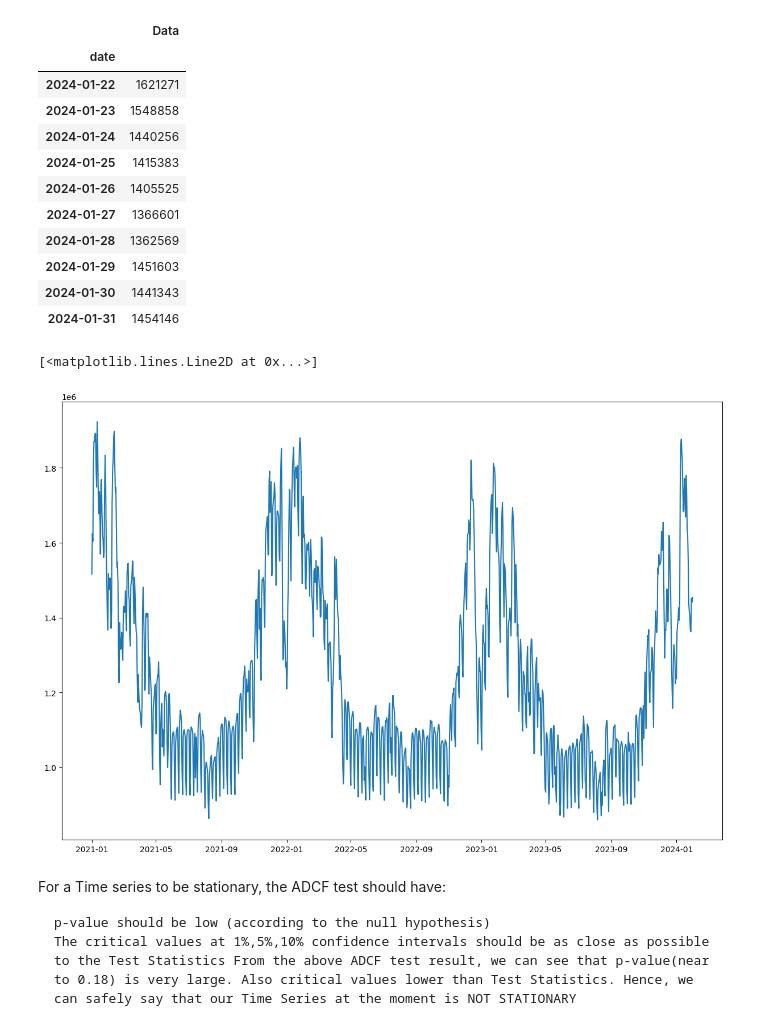
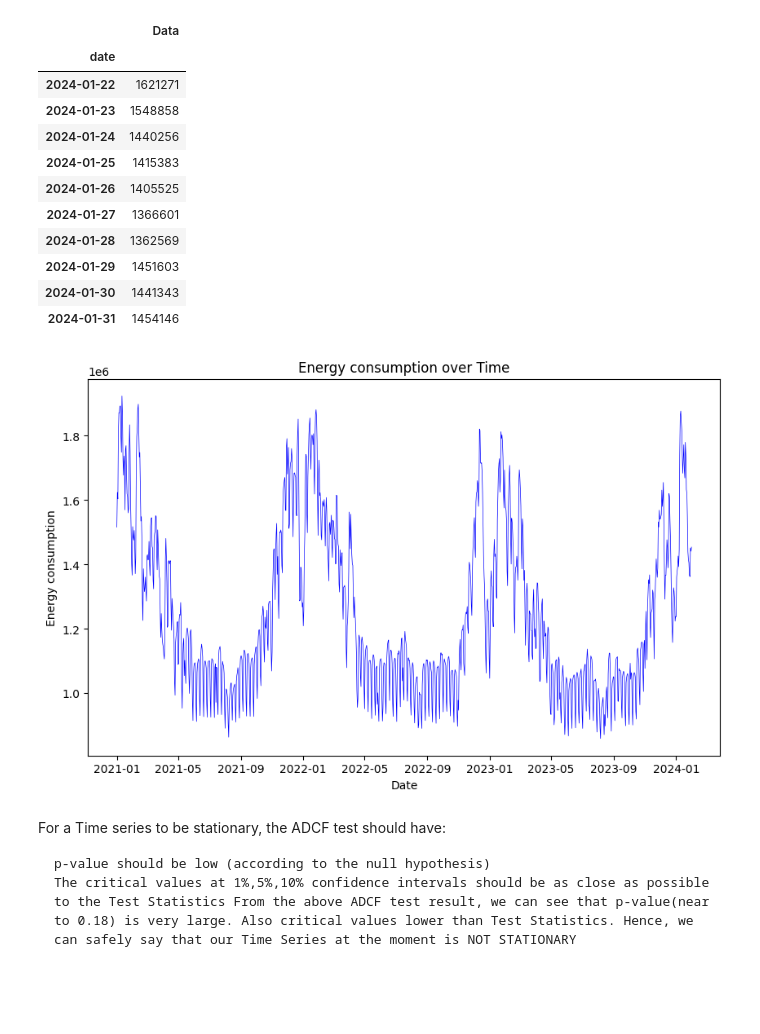
Before and after one commit to tessbreton/map565-project, a Jupyter notebook: notebooks/ARIMA_on_Energy.ipynb, the cells around one changed output. Saved outputs shown, nothing was run; the diff lists cells and outputs as text; code cells hidden in the pictures; blank space fills up the shorter version.

```diff
--- a/notebooks/ARIMA_on_Energy.ipynb
+++ b/notebooks/ARIMA_on_Energy.ipynb
@@ -82,11 +82,21 @@ df_germany.tail(10)
 | 2024-01-29 | 1451603 |
 | 2024-01-30 | 1441343 |
 | 2024-01-31 | 1454146 |
-# %%
-plt.plot(df_germany.Data)
-# %% [output]
-[<matplotlib.lines.Line2D at 0x...>]
-[figure, removed]
+# %%
+import matplotlib.pyplot as plt
+
+plt.figure(figsize=(10, 6),dpi=100)
+
+plt.plot(df_germany.index, df_germany.Data, linestyle='-', color='b', linewidth=0.5)
+
+# Ajouter des étiquettes et un titre
+plt.title('Energy consumption over Time')
+plt.xlabel('Date')
+plt.ylabel('Energy consumption')
+
+plt.show()
+# %% [output]
+[figure, added]
 # %%
 def stationarity_check(timeseries):
 
```
Also changed, not shown: 5 other files.
